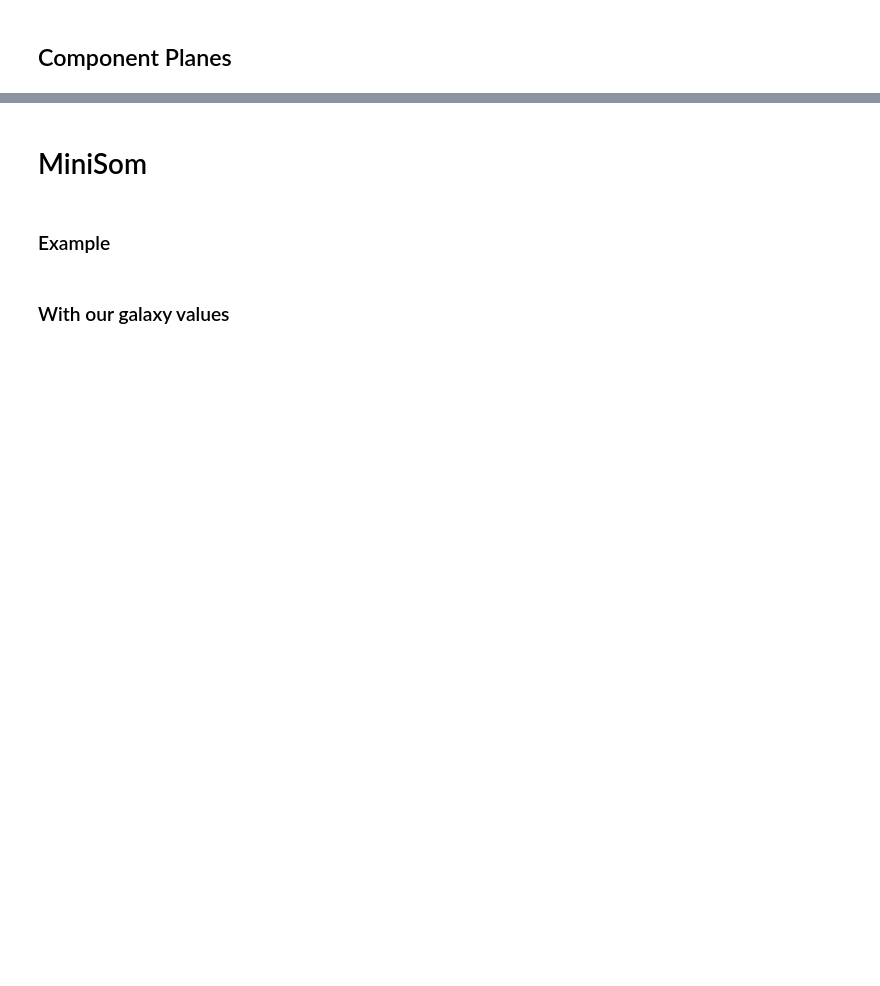
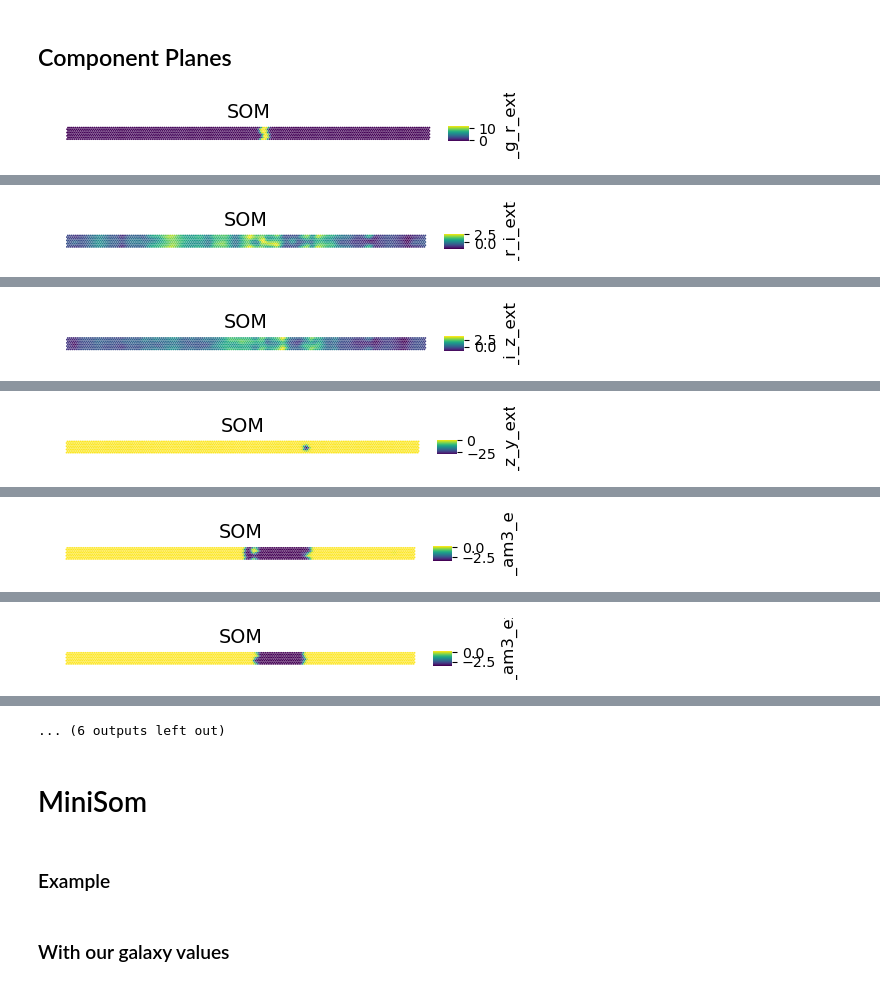
Before and after one commit to theWebTardigrade/fundamental-properties-of-EMU-radio-sources, a Jupyter notebook: code/4_SOMs.ipynb, the cells around one changed output, grey strips where cells are left out. Saved outputs shown, nothing was run; the diff lists cells and outputs as text; code cells hidden in the pictures; blank space fills up the shorter version.

Commit message:
updated after blackout

```diff
--- a/code/4_SOMs.ipynb
+++ b/code/4_SOMs.ipynb
@@ -42,6 +88,5 @@ print(f'Number of objects in the catalog {len(catalog_matched)}')
 # %%
 # Here we select objects that have matches in all three surveys
-# full_match_mask = (catalog_matched['DES_coadd_object_id'] != -99) & (catalog_matched['VKG_sourceID'] != -99) & (catalog_matched['CAT_source_id'] != -99)
-full_match_mask = (catalog_matched['DESY6_coadd_object_id'] != -99) & (catalog_matched['VKG_sourceID'] != -99) & (catalog_matched['CAT_source_id'] != -99)
-catalog_matched = catalog_matched[full_match_mask]
-print(f'Number of objects in the catalog after filtering {len(catalog_matched)}')
+full_match_mask = (catalog_matches_Mags['DESY6_coadd_object_id'] != -99) & (catalog_matches_Mags['VKG_sourceID'] != -99) & (catalog_matches_Mags['CAT_source_id'] != b'-99')
+catalog_matches_Mags_full = catalog_matches_Mags[full_match_mask]
+print(f'Number of objects in the catalog that have matches in all three surveys {len(catalog_matches_Mags_full)}')
@@ -61,9 +108,9 @@ viking_colors = ['VKG_z_y_am3_extcorr', 'VKG_y_j_am3_extcorr', 'VKG_j_h_am3_extc
 catwise_mag = ['CAT_W1mpro_ab', 'CAT_W2mpro_ab']
 catwise_colors = ['CAT_w1_w2_ab']
 
-magnitude_columns = emu_columns + desy6gold_colors + viking_colors
+colors_columns = desy6gold_colors + viking_colors +catwise_colors
 
-catalog_matched = catalog_matched[magnitude_columns]
+catalog_matched = catalog_matched[colors_columns]
 
 # Should be the same lenght as the filtered catalog
 print(len(catalog_matched))
@@ -104,7 +153,20 @@ som_y = int(som_x / ratio_eigenvalues)
 
 #=================================================================
 
+# Resize the SOM map by applying a scaling factor that maintains the aspect ratio
+
+scaling_factor = 2  # Change this factor to resize the map
+
+# Apply scaling to the x dimension, and calculate y dimension based on ratio
+som_x_resized = int(som_x * scaling_factor)
+som_y_resized = int(som_x_resized / ratio_eigenvalues)  # Keep the same ratio of eigenvalues
+
+#=================================================================
+
 # Print the results
 print('Dimension of the SOM: ', som_dim)
 print('Square SOM map size ', np.round(np.sqrt(som_dim)))
+print('Ratio of the two largest eigenvalues: ', int(ratio_eigenvalues))
 print('SOM map size using eigenvalues: ', som_x, 'x', som_y)
+
+print('Resized SOM map size using eigenvalues: ', som_x_resized, 'x', som_y_resized)
@@ -276,8 +331,8 @@ def track_som_errors(data, epochs, net_height=20, net_width=20):
 # %%
 # Define the SOM
 som = sps.SOMNet(
-    som_x,
-    som_y,
+    som_y_resized,
+    som_x_resized,
     data,
     load_file = None,
     metric= 'euclidean', # 'euclidian' or 'cosine' or 'manhattan'
@@ -320,10 +406,12 @@ plt.show()
 # %% [markdown]
 ## Component Planes
 # %%
-for i in range(len(catalog_filtered_magnitude.columns)):
+for i in range(len(catalog_matched.columns)):
     som.plot_map_by_feature(
         feature_ix= i,
         show=True,
         print_out=True,
-        cbar_label=catalog_filtered_magnitude.columns[i],
+        cbar_label=catalog_matched.columns[i],
     )
+# %% [output]
+[figure, added]
@@ -329,0 +420 @@ for i in range(len(catalog_filtered_magnitude.columns)):
+[figure, added]
@@ -329,0 +423 @@ for i in range(len(catalog_filtered_magnitude.columns)):
+[figure, added]
@@ -329,0 +426 @@ for i in range(len(catalog_filtered_magnitude.columns)):
+[figure, added]
@@ -329,0 +429 @@ for i in range(len(catalog_filtered_magnitude.columns)):
+[figure, added]
@@ -329,0 +432 @@ for i in range(len(catalog_filtered_magnitude.columns)):
+[figure, added]
@@ -330,3 +435,4 @@ for i in range(len(catalog_filtered_magnitude.columns)):
+... (6 outputs left out)
 # %% [markdown]
 # MiniSom
 # %% [markdown]
```
Also changed, not shown: parts of 27 cells of this notebook, 11 other files.
